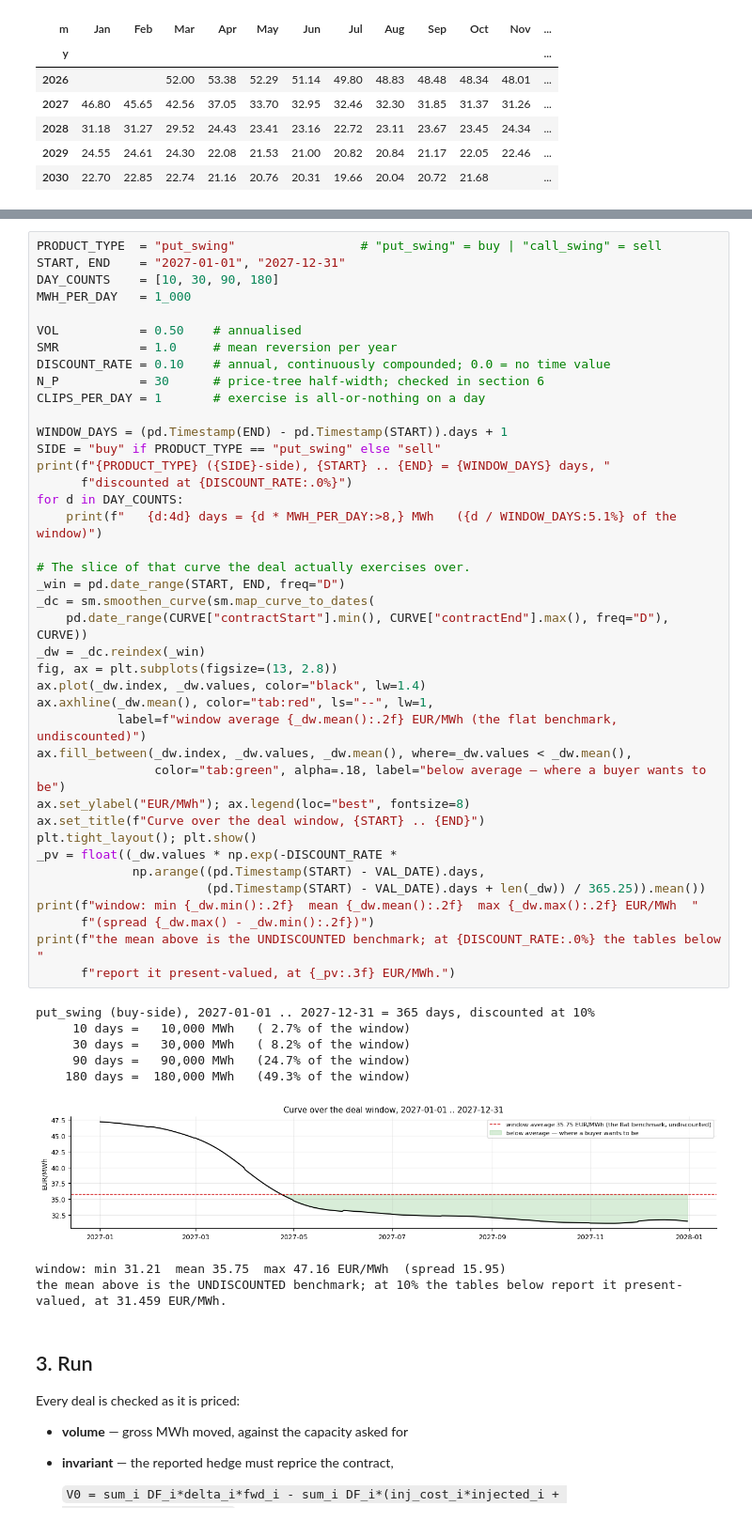
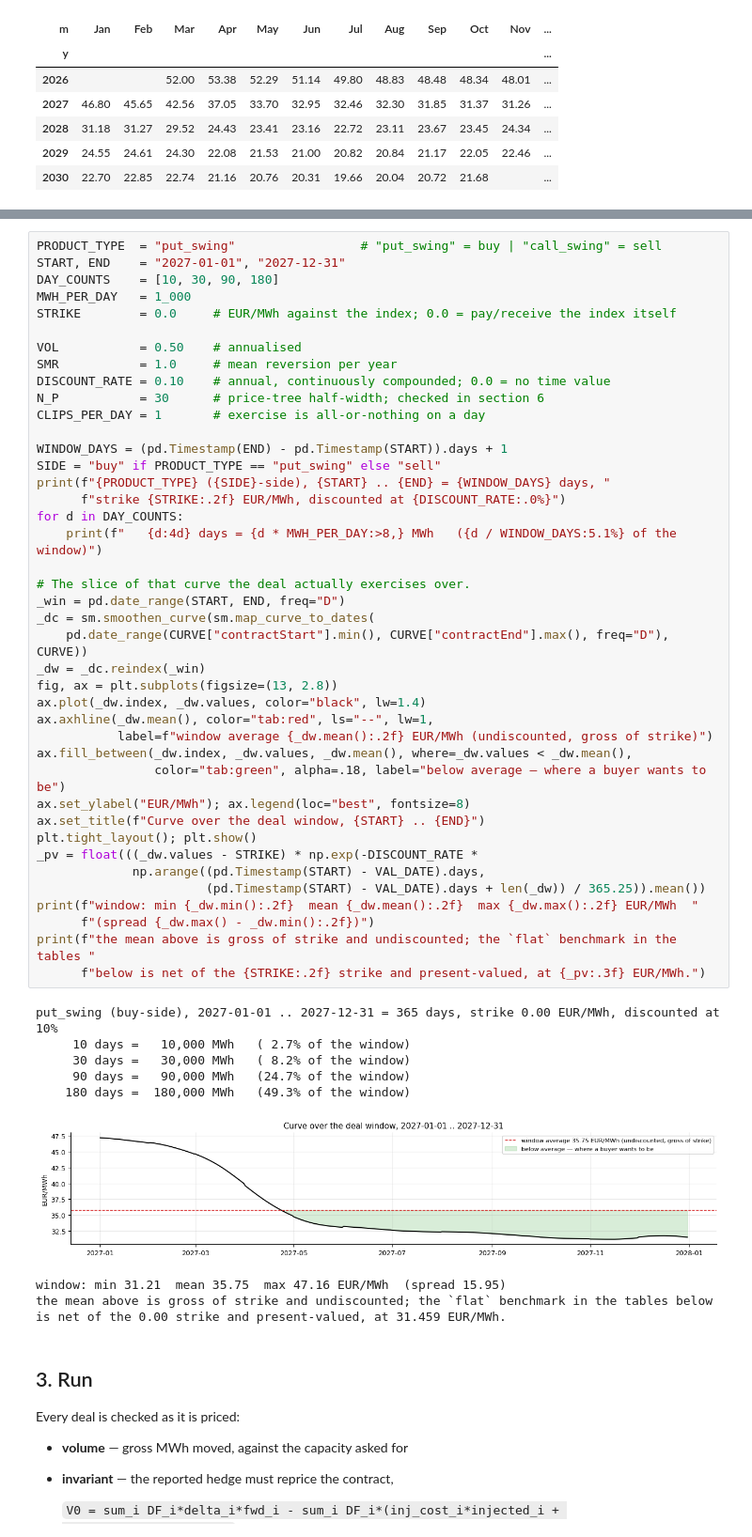
Before and after one commit to dmitry-goryunov/Storage, a Jupyter notebook: Products.ipynb, the cells around one changed output, grey strips where cells are left out. Shown at 94% size. Drawn from its saved outputs; the diff is of its cells as text.

```diff
--- a/Products.ipynb
+++ b/Products.ipynb
@@ -190,6 +197,7 @@ PRODUCT_TYPE  = "put_swing"                 # "put_swing" = buy | "call_swing" =
 START, END    = "2027-01-01", "2027-12-31"
 DAY_COUNTS    = [10, 30, 90, 180]
 MWH_PER_DAY   = 1_000
+STRIKE        = 0.0     # EUR/MWh against the index; 0.0 = pay/receive the index itself
 
 VOL           = 0.50    # annualised
 SMR           = 1.0     # mean reversion per year
@@ -198,42 +206,42 @@ N_P           = 30      # price-tree half-width; checked in section 6
 CLIPS_PER_DAY = 1       # exercise is all-or-nothing on a day
 
 WINDOW_DAYS = (pd.Timestamp(END) - pd.Timestamp(START)).days + 1
 SIDE = "buy" if PRODUCT_TYPE == "put_swing" else "sell"
 print(f"{PRODUCT_TYPE} ({SIDE}-side), {START} .. {END} = {WINDOW_DAYS} days, "
-      f"discounted at {DISCOUNT_RATE:.0%}")
+      f"strike {STRIKE:.2f} EUR/MWh, discounted at {DISCOUNT_RATE:.0%}")
 for d in DAY_COUNTS:
     print(f"   {d:4d} days = {d * MWH_PER_DAY:>8,} MWh   ({d / WINDOW_DAYS:5.1%} of the window)")
 
 # The slice of that curve the deal actually exercises over.
 _win = pd.date_range(START, END, freq="D")
 _dc = sm.smoothen_curve(sm.map_curve_to_dates(
     pd.date_range(CURVE["contractStart"].min(), CURVE["contractEnd"].max(), freq="D"), CURVE))
 _dw = _dc.reindex(_win)
 fig, ax = plt.subplots(figsize=(13, 2.8))
 ax.plot(_dw.index, _dw.values, color="black", lw=1.4)
 ax.axhline(_dw.mean(), color="tab:red", ls="--", lw=1,
-           label=f"window average {_dw.mean():.2f} EUR/MWh (the flat benchmark, undiscounted)")
+           label=f"window average {_dw.mean():.2f} EUR/MWh (undiscounted, gross of strike)")
 ax.fill_between(_dw.index, _dw.values, _dw.mean(), where=_dw.values < _dw.mean(),
                 color="tab:green", alpha=.18, label="below average — where a buyer wants to be")
 ax.set_ylabel("EUR/MWh"); ax.legend(loc="best", fontsize=8)
 ax.set_title(f"Curve over the deal window, {START} .. {END}")
 plt.tight_layout(); plt.show()
-_pv = float((_dw.values * np.exp(-DISCOUNT_RATE *
+_pv = float(((_dw.values - STRIKE) * np.exp(-DISCOUNT_RATE *
              np.arange((pd.Timestamp(START) - VAL_DATE).days,
                        (pd.Timestamp(START) - VAL_DATE).days + len(_dw)) / 365.25)).mean())
 print(f"window: min {_dw.min():.2f}  mean {_dw.mean():.2f}  max {_dw.max():.2f} EUR/MWh  "
       f"(spread {_dw.max() - _dw.min():.2f})")
-print(f"the mean above is the UNDISCOUNTED benchmark; at {DISCOUNT_RATE:.0%} the tables below "
-      f"report it present-valued, at {_pv:.3f} EUR/MWh.")
+print(f"the mean above is gross of strike and undiscounted; the `flat` benchmark in the tables "
+      f"below is net of the {STRIKE:.2f} strike and present-valued, at {_pv:.3f} EUR/MWh.")
 # %% [output]
-put_swing (buy-side), 2027-01-01 .. 2027-12-31 = 365 days, discounted at 10%
+put_swing (buy-side), 2027-01-01 .. 2027-12-31 = 365 days, strike 0.00 EUR/MWh, discounted at 10%
      10 days =   10,000 MWh   ( 2.7% of the window)
      30 days =   30,000 MWh   ( 8.2% of the window)
      90 days =   90,000 MWh   (24.7% of the window)
     180 days =  180,000 MWh   (49.3% of the window)
-[figure, old version]
+[figure, new version]
 window: min 31.21  mean 35.75  max 47.16 EUR/MWh  (spread 15.95)
-the mean above is the UNDISCOUNTED benchmark; at 10% the tables below report it present-valued, at 31.459 EUR/MWh.
+the mean above is gross of strike and undiscounted; the `flat` benchmark in the tables below is net of the 0.00 strike and present-valued, at 31.459 EUR/MWh.
 # %% [markdown]
 ## 3. Run
 
```
Also changed, not shown: parts of 4 cells of this notebook, 3 other files.
